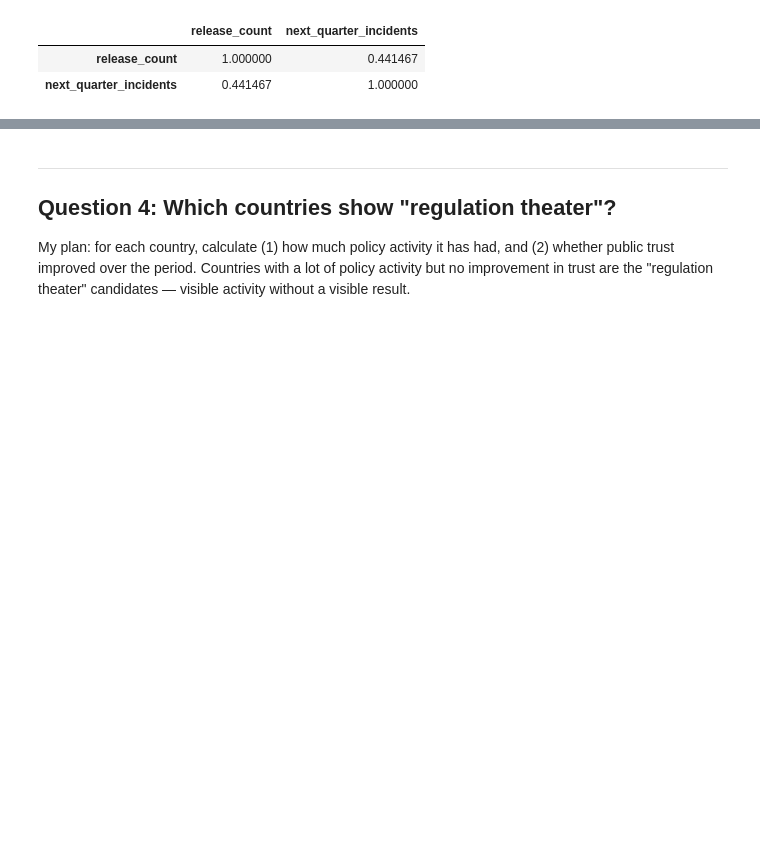
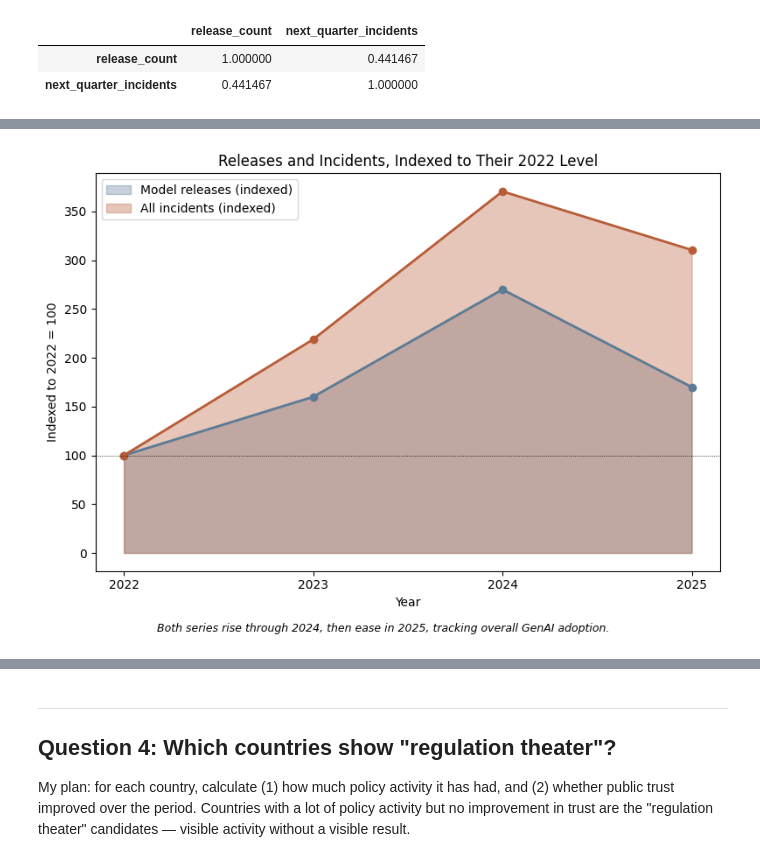
Before and after one commit to kneal23/does-ai-regulation-work, a Jupyter notebook: genai_trust_safety_analysis.ipynb, the cells around one changed output, grey strips where cells are left out. Saved outputs shown, nothing was run; the diff lists cells and outputs as text; code cells hidden in the pictures; blank space fills up the shorter version.

```diff
--- a/genai_trust_safety_analysis.ipynb
+++ b/genai_trust_safety_analysis.ipynb
@@ -461,0 +779,9 @@ rigorous design.
+# %%
+# Total releases and total incidents by year (not filtered to visual-gen
+# or deepfake specifically, since this is checking the broader trend)
+total_releases_by_year = model_releases_df.groupby('release_year').size()
+total_incidents_by_year = incidents_df.groupby('year').size()
+print("Total model releases by year:")
+print(total_releases_by_year)
+print("\nTotal incidents by year:")
+print(total_incidents_by_year)
@@ -461,0 +804,37 @@ rigorous design.
+# %%
+# Index both to their 2022 value = 100, so their SHAPES are directly
+# comparable despite very different scales (tens of releases vs. hundreds
+# of incidents). "Indexed" here means each series is rescaled so its own
+# 2022 value becomes 100 and every later year is shown as a percentage of
+# that starting point, the same technique behind things like a stock
+# market index. 2022 is the fixed starting line, not a claim that
+# anything "began" in 2022, it's just the earliest year in this dataset.
+releases_indexed = (total_releases_by_year / total_releases_by_year.iloc[0] * 100)
+incidents_indexed = (total_incidents_by_year / total_incidents_by_year.iloc[0] * 100)
+
+fig, ax = plt.subplots(figsize=(8, 5.5))
+years = total_releases_by_year.index
+
+ax.fill_between(years, releases_indexed, alpha=0.35, color='#5B7B96', label='Model releases (indexed)')
+ax.fill_between(years, incidents_indexed, alpha=0.35, color='#B85C38', label='All incidents (indexed)')
+ax.plot(years, releases_indexed, color='#5B7B96', linewidth=2, marker='o')
+ax.plot(years, incidents_indexed, color='#B85C38', linewidth=2, marker='o')
+
+ax.axhline(100, color='black', linewidth=0.6, linestyle=':')
+ax.set_xticks(years)
+ax.set_ylabel('Indexed to 2022 = 100')
+ax.set_xlabel('Year')
+ax.set_title('Releases and Incidents, Indexed to Their 2022 Level')
+ax.legend(loc='upper left')
+
+# Note moved below the axes entirely, outside the shaded fill, so it stays
+# legible regardless of where the shading lands
+fig.text(0.5, -0.02,
+          'Both series rise through 2024, then ease in 2025, tracking overall GenAI adoption.',
+          ha='center', fontsize=9, style='italic')
+
+plt.tight_layout()
+plt.savefig('releases_incidents_indexed_trend.png', dpi=150, bbox_inches='tight')
+plt.show()
+# %% [output]
+[figure, added]
```
Also changed, not shown: parts of 52 cells of this notebook, 10 other files.
